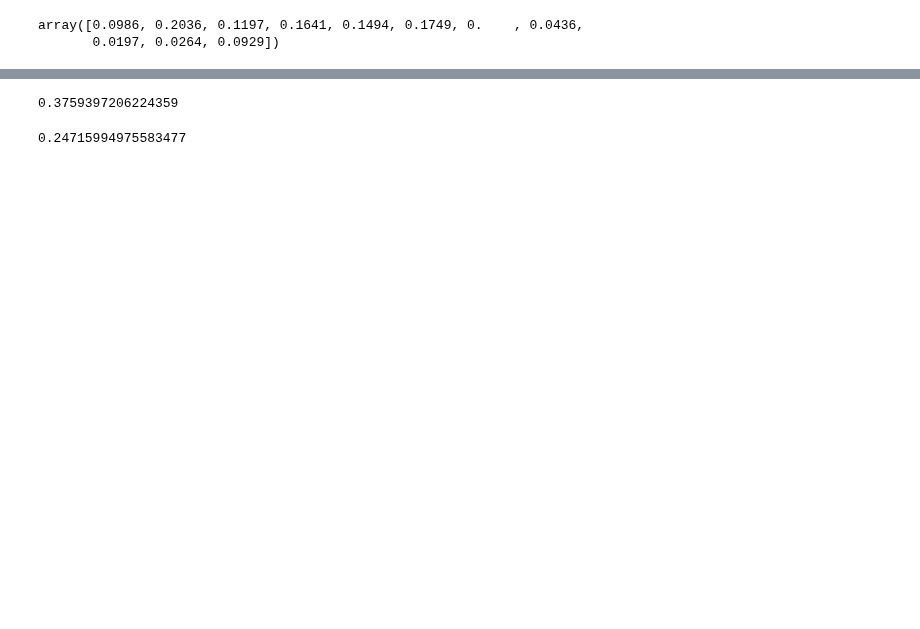
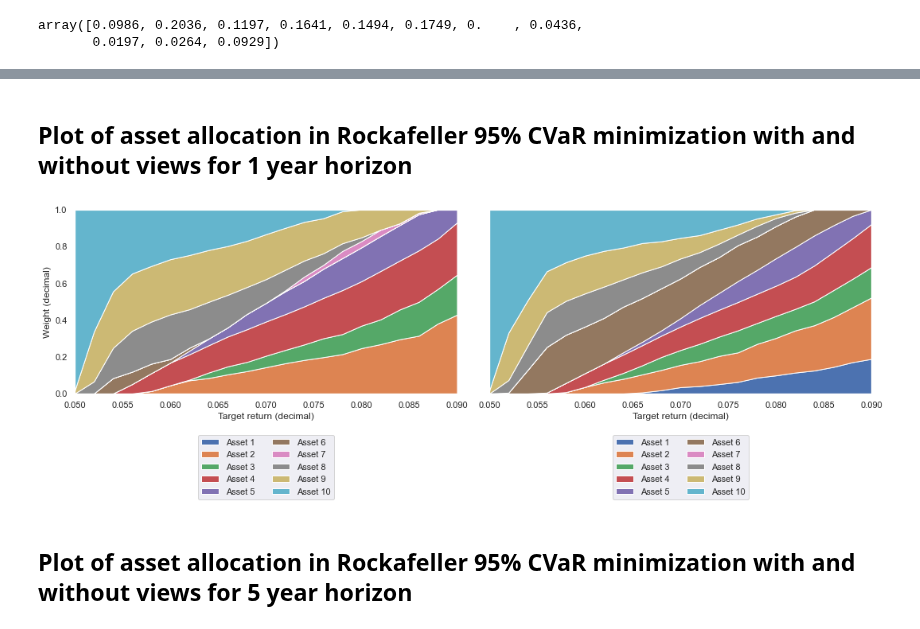
Before and after one commit to frgy17ac/Exammmmm, a Jupyter notebook: Solutions/Solution to Optimizing portfolios.ipynb, the cells around one changed output, grey strips where cells are left out. Cells and saved outputs as stored; diff of their text form; code cells hidden in the pictures; blank space fills up the shorter version.

```diff
--- a/Solutions/Solution to Optimizing portfolios.ipynb
+++ b/Solutions/Solution to Optimizing portfolios.ipynb
@@ -1082,5 +1056,7 @@ p_tilde_portfolio_oney = calculate_p_tilde(res.x, init_probs, H_matrix)
 # %%
-target = 0.08
+# Optimal portfolio weights with views using Rockafeller 95% CVaR minimization and 45% target
+
+target = 0.45
 
 def cons_1(x):
     return np.sum(x[:-1]) - 1
@@ -1088,16 +1064,16 @@ def cons_1(x):
 def cons_2(x, horizon, cum_lin_ret_np):
     return np.mean((cum_lin_ret_np @ x[:-1]).T[horizon, :]) - target
 
-# Minimizing objective function (Rockafeller CVaR) w.r.t. weights with target return 8%
-# 1 year horizon
+# Minimizing objective function (Rockafeller CVaR) w.r.t. weights with target return 45%
+# 5 year horizon
 
-horizon = 1
+horizon = 5
 
 bounds = [(0, 1)] * len(asset) + [(None, None)] # No shorting constraint. No constraint on alpha
-args = (horizon, cum_lin_ret_np, 0.95, p_tilde_portfolio_oney) # Exogenous input
+args = (horizon, cum_lin_ret_np, 0.95, p_tilde_portfolio_fivey) # Exogenous input
 x0 = np.r_[[1/10] * len(asset), 0.2] # Initial values
 constrs = [{"fun" : cons_1, "type" : "eq"}, {"fun" : cons_2, "type" : "eq", "args" : (horizon, cum_lin_ret_np)}] # Weights must sum to 1
 
-optwrockaf_views_oney = optimize.minimize(fun = OptPFWeightsRockafellerCVaRwithViews, x0 = x0, args = args, constraints = constrs, bounds = bounds, method = "SLSQP", options = {'ftol': 1e-9, 'disp': False})
-optwrockaf_views_oney.x.round(4)
+optwrockaf_views_fivey = optimize.minimize(fun = OptPFWeightsRockafellerCVaRwithViews, x0 = x0, args = args, constraints = constrs, bounds = bounds, method = "SLSQP", options = {'ftol': 1e-9, 'disp': False})
+optwrockaf_views_fivey.x.round(4)
 # %% [output]
@@ -1114,8 +1082,2 @@ array([0.1231, 0.1823, 0.    , 0.266 , 0.2361, 0.1468, 0.0151, 0.0306,
-# %%
-(p_tilde_fivey[3] / (1/10000)).min()
-# %% [output]
-0.3759397206224359
-# %%
-(p_tilde_fivey[8] / (1/10000)).min()
-# %% [output]
-0.24715994975583477
+# %% [markdown]
+## Plot of asset allocation in Rockafeller 95% CVaR minimization with and without views for 1 year horizon
@@ -1121,0 +1138,30 @@ array([0.1231, 0.1823, 0.    , 0.266 , 0.2361, 0.1468, 0.0151, 0.0306,
+# %%
+labels = list()
+
+for i in range(1, 11):
+    labels.append("Asset {}".format(i))
+
+fig, ax = plt.subplots(1, 2, figsize = (15, 6), sharex = True, sharey = True)
+
+# Without views
+ax[0].stackplot(targets, np.array(opt_weight_Rocka_no_views_one_year).T, labels = labels)
+ax[0].set_xlim([targets.min(), targets.max()])
+ax[0].set_ylim(0, 1)
+ax[0].set_xlabel("Target return (decimal)")
+ax[0].set_ylabel("Weight (decimal)")
+ax[0].legend(loc='center', bbox_to_anchor=(0.5, -0.4), ncol=2);
+
+# With views
+ax[1].stackplot(targets, np.array(opt_weight_Rocka_with_views_one_year).T, labels = labels)
+ax[1].set_xlim([targets.min(), targets.max()])
+ax[1].set_ylim(0, 1)
+ax[1].set_xlabel("Target return (decimal)")
+
+ax[1].legend(loc='center', bbox_to_anchor=(0.5, -0.4), ncol=2);
+
+fig.tight_layout()
+plt.show()
+# %% [output]
+[figure, added]
+# %% [markdown]
+## Plot of asset allocation in Rockafeller 95% CVaR minimization with and without views for 5 year horizon
```
Also changed, not shown: parts of 16 cells of this notebook, 1 other file.
